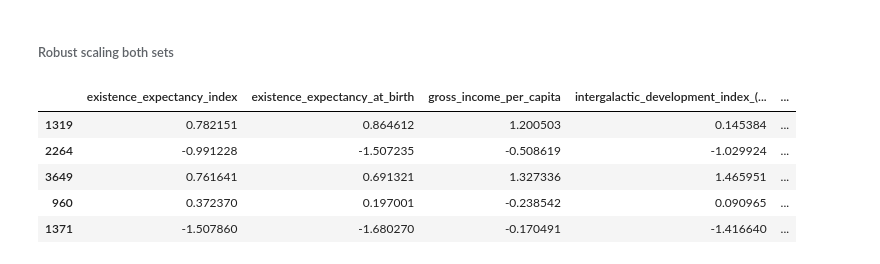
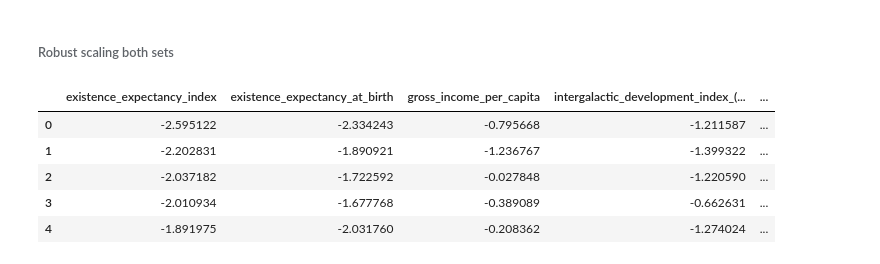
Before and after one commit to kamalzada/Machine-Learning-Projects, a Jupyter notebook: Capstone-Projects/Capstone-Project#2.ipynb, the cells around one changed output. Cells and saved outputs as stored; diff of their text form; code cells hidden in the pictures.

```diff
--- a/Capstone-Projects/Capstone-Project#2.ipynb
+++ b/Capstone-Projects/Capstone-Project#2.ipynb
@@ -467,3 +437,5 @@ df_test = pd.concat([df_test.iloc[:,2:].drop('y', axis=1), df_test['y']], axis=1
+# %%
+df_test = df_test.iloc[:,2:]
 # %%
 df_test.head(3)
 # %% [output]
@@ -507,10 +478,10 @@ df_test.drop(['expected_years_of_education_(galactic_years)', 'mean_years_of_edu
        axis=1, inplace=True)
 # %%
 df_train.drop('y', axis=1, inplace=True)
-df_test.drop('y', axis=1, inplace=True)
+#df_test.drop('y', axis=1, inplace=True)
 # %%
 df_train = pd.concat([df_train, y_train], axis=1)
-df_test = pd.concat([df_test, y_test], axis=1)
+#df_test = pd.concat([df_test, y_test], axis=1)
 # %%
 display(df_train.head().T, df_test.head().T)
 # %% [output]
@@ -603,15 +569,15 @@ df_train.iloc[:,:-1] = scaler.fit_transform(df_train.iloc[:,:-1])
 df_train = pd.DataFrame(df_train)
 # %%
 scaler = RobustScaler()
-df_test.iloc[:,:-1] = scaler.fit_transform(df_test.iloc[:,:-1])
+df_test.iloc[:,:] = scaler.fit_transform(df_test.iloc[:,:])
 df_test = pd.DataFrame(df_test)
 # %%
-df_test.tail()
+df_test.head()
 # %% [output]
 |  | existence_expectancy_index | existence_expectancy_at_birth | gross_income_per_capita | intergalactic_development_index_(... | ... |
-| 1319 | 0.782151 | 0.864612 | 1.200503 | 0.145384 | ... |
-| 2264 | -0.991228 | -1.507235 | -0.508619 | -1.029924 | ... |
-| 3649 | 0.761641 | 0.691321 | 1.327336 | 1.465951 | ... |
-| 960 | 0.372370 | 0.197001 | -0.238542 | 0.090965 | ... |
-| 1371 | -1.507860 | -1.680270 | -0.170491 | -1.416640 | ... |
+| 0 | -2.595122 | -2.334243 | -0.795668 | -1.211587 | ... |
+| 1 | -2.202831 | -1.890921 | -1.236767 | -1.399322 | ... |
+| 2 | -2.037182 | -1.722592 | -0.027848 | -1.220590 | ... |
+| 3 | -2.010934 | -1.677768 | -0.389089 | -0.662631 | ... |
+| 4 | -1.891975 | -2.031760 | -0.208362 | -1.274024 | ... |
 # %%
```
Also changed, not shown: parts of 51 cells of this notebook.
